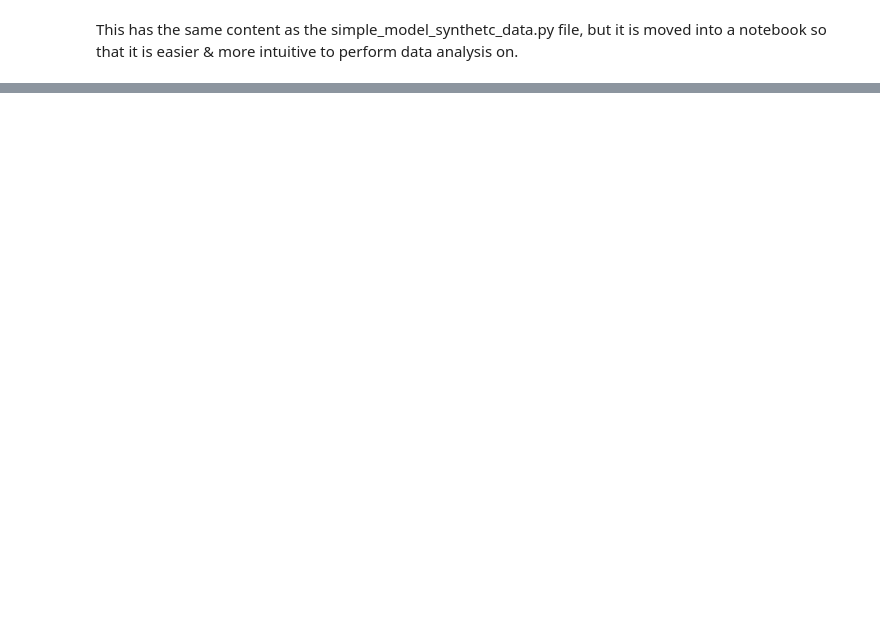
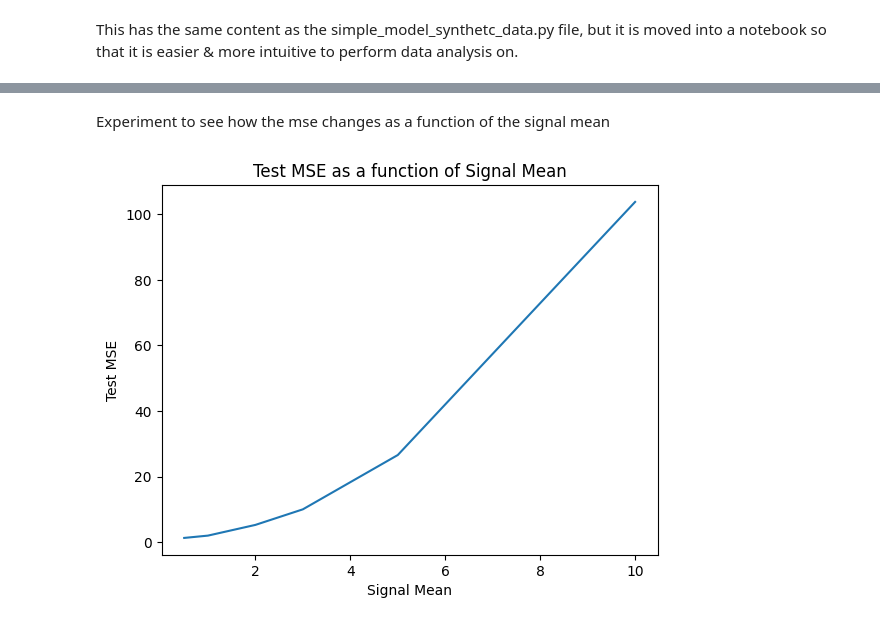
Before and after one commit to BrentLab/yeastdnnexplorer, a Jupyter notebook: yeastdnnexplorer/experiments/simple_model_synthetic_data.ipynb, the cells around one changed output, grey strips where cells are left out. Saved outputs shown, nothing was run; the diff lists cells and outputs as text; code cells hidden in the pictures; blank space fills up the shorter version.

Commit message:
added experiment to test perturb effects signal mean vs mse

```diff
--- a/yeastdnnexplorer/experiments/simple_model_synthetic_data.ipynb
+++ b/yeastdnnexplorer/experiments/simple_model_synthetic_data.ipynb
@@ -46,7 +51,7 @@ def simple_model_synthetic_data_experiment(
     test_size: float,
     signal: list[float],
     n_sample: list[int],
-) -> None:
+) -> LightningModule:
     """
     Trains a SimpleModel on synthetic data and saves the best model based on validation
     loss. Defines an instance of Trainer, which is used to train the model with the
@@ -112,6 +117,8 @@ def simple_model_synthetic_data_experiment(
     # print summary of model
     print("Printing model summary...")
     summary(model, (num_tfs, num_tfs))
+
+    return model, test_results
 # %%
 # Set values and run the experiment
 seed_everything(42)
@@ -164,0 +182,31 @@ Estimated Total Size (MB): 0.00
+# %% [markdown]
+Experiment to see how the mse changes as a function of the signal mean
+# %%
+# little experiment to see how the mse changes as a function of the signal mean
+signal_means = [0.5, 1.0, 2.0, 3.0, 5.0, 10.0]
+mse = []
+for signal_mean in signal_means:
+    model, test_results = simple_model_synthetic_data_experiment(
+        batch_size=32,
+        lr=0.01,
+        max_epochs=10,
+        using_random_seed=True,
+        accelerator="cpu",
+        num_genes=1000,
+        val_size=0.1,
+        test_size=0.1,
+        signal=[0.5] * 5,  # old: [0.1, 0.15, 0.2, 0.25, 0.3],   # [0.5] * 5
+        n_sample=[1, 1, 2, 2, 4],  # sum of this is num of tfs    # [1, 1, 2, 2, 4]
+        signal_mean=signal_mean  # this is the perturb effect signal mean
+    )
+    print(test_results)
+    mse.append(test_results[0]["test_loss"])
+# %%
+# plottig results of experiment
+plt.plot(signal_means, mse)
+plt.xlabel("Signal Mean")
+plt.ylabel("Test MSE")
+plt.title("Test MSE as a function of Signal Mean")
+plt.show()
+# %% [output]
+[figure, added]
```
Also changed, not shown: parts of 3 cells of this notebook.
